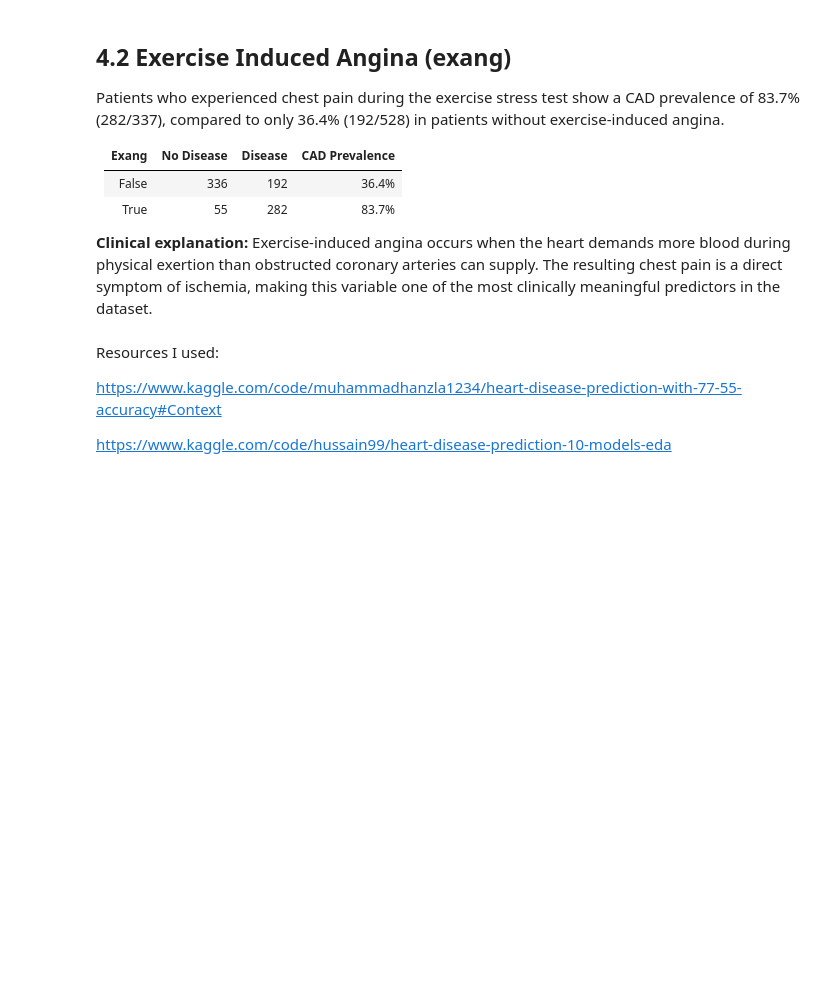
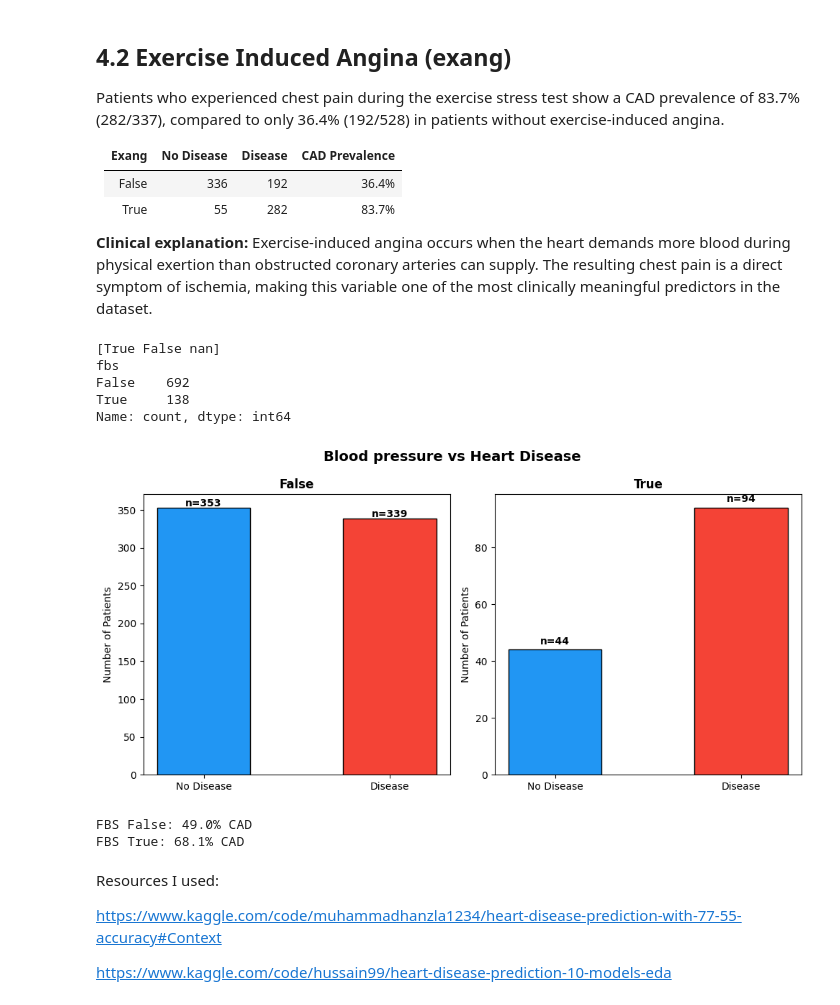
Before and after one commit to JoaquinCar/heart-disease-risk-predictor, a Jupyter notebook: data/EDA.ipynb, the cells around one changed output. Saved outputs shown, nothing was run; the diff lists cells and outputs as text; code cells hidden in the pictures; blank space fills up the shorter version.

```diff
--- a/data/EDA.ipynb
+++ b/data/EDA.ipynb
@@ -885,6 +886,44 @@ heart demands more blood during physical exertion than obstructed
 coronary arteries can supply. The resulting chest pain is a direct
 symptom of ischemia, making this variable one of the most
 clinically meaningful predictors in the dataset.
+# %%
+print(df['fbs'].unique())
+print(df['fbs'].value_counts())
+# %% [output]
+[True False nan]
+fbs
+False    692
+True     138
+Name: count, dtype: int64
+# %%
+no_fbs = df[df['fbs'] == False]['target'].value_counts().sort_index()
+yes_fbs = df[df['fbs'] == True]['target'].value_counts().sort_index()
+fig, axes = plt.subplots(1, 2, figsize=(10, 5))
+
+exang_types = {
+    'False': no_fbs,
+    'True': yes_fbs
+}
+colors = ['#FFC107', '#9C27B0', '#2196F3', '#4CAF50']
+
+for ax, (title, counts), color in zip(axes, exang_types.items(), colors):
+    ax.bar(['No Disease', 'Disease'], counts.values, color=['#2196F3', '#F44336'], edgecolor='black', width=0.5)
+    ax.set_title(title, fontweight='bold')
+    ax.set_ylabel('Number of Patients')
+    for i, v in enumerate(counts.values):
+        ax.text(i, v + 2, f'n={v}', ha='center', fontweight='bold')
+
+plt.suptitle('Blood pressure vs Heart Disease', fontsize=14, fontweight='bold')
+plt.tight_layout()
+plt.show()
+# %% [output]
+[figure, added]
+# %%
+print(f"FBS False: {339/(353+339):.1%} CAD")
+print(f"FBS True: {94/(44+94):.1%} CAD")
+# %% [output]
+FBS False: 49.0% CAD
+FBS True: 68.1% CAD
 # %% [markdown]
 Resources I used:
 
```
Also changed, not shown: parts of 1 cell of this notebook.
